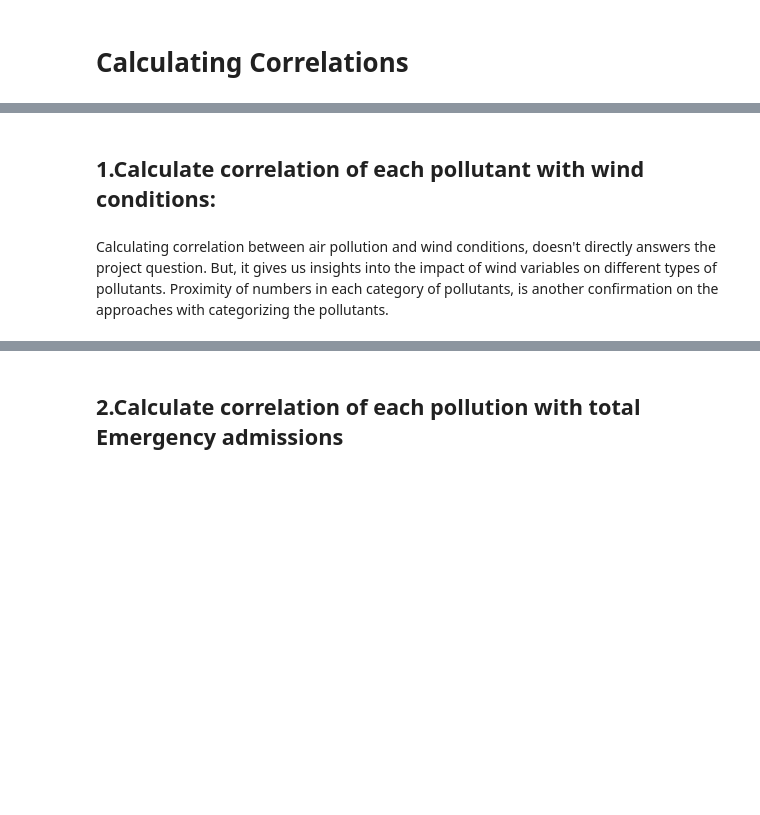
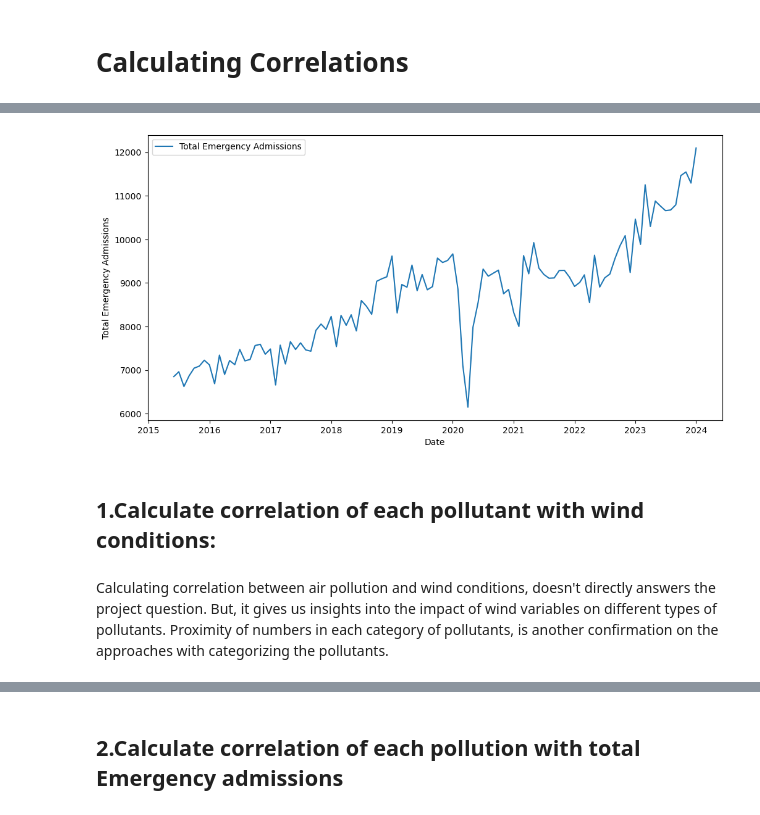
Before and after one commit to Elham-Pournezhadian/IGP-repo, a Jupyter notebook: Correlation.ipynb, the cells around one changed output, grey strips where cells are left out. Cells and saved outputs as stored; diff of their text form; code cells hidden in the pictures; blank space fills up the shorter version.

```diff
--- a/Correlation.ipynb
+++ b/Correlation.ipynb
@@ -148,6 +216,17 @@ winds_measurement                = [wind + '_' + measurement for wind in winds]
+# %%
+# Plotting Total Emergency Admissions
+plt.figure(figsize=(12, 6))
+plt.plot(merged_df['Date'],merged_df['Total Emergency Admissions'], label='Total Emergency Admissions')
+
+plt.ylabel('Total Emergency Admissions')
+plt.xlabel('Date')
+plt.legend()
+plt.show()
+# %% [output]
+[figure, added]
 # %% [markdown]
 ## 1.Calculate correlation of each pollutant with wind conditions:
-# %% [markdown]
-Calculating correlation between air pollution and wind conditions, doesn't directly answers the project question. But, it gives us insights into the impact of wind variables on different types of pollutants. Proximity of numbers in each category of pollutants, is another confirmation on the approaches with categorizing the pollutants.
+# %% [markdown]
+Calculating correlation between air pollution and wind conditions, doesn't directly answers the project question. But, it gives us insights into the impact of wind variables on different types of pollutants. Proximity of numbers in each category of pollutants, is another confirmation on the approaches with categorizing the pollutants.
 # %%
 pollution_wind_correlations = {}
```
Also changed, not shown: parts of 46 cells of this notebook.
